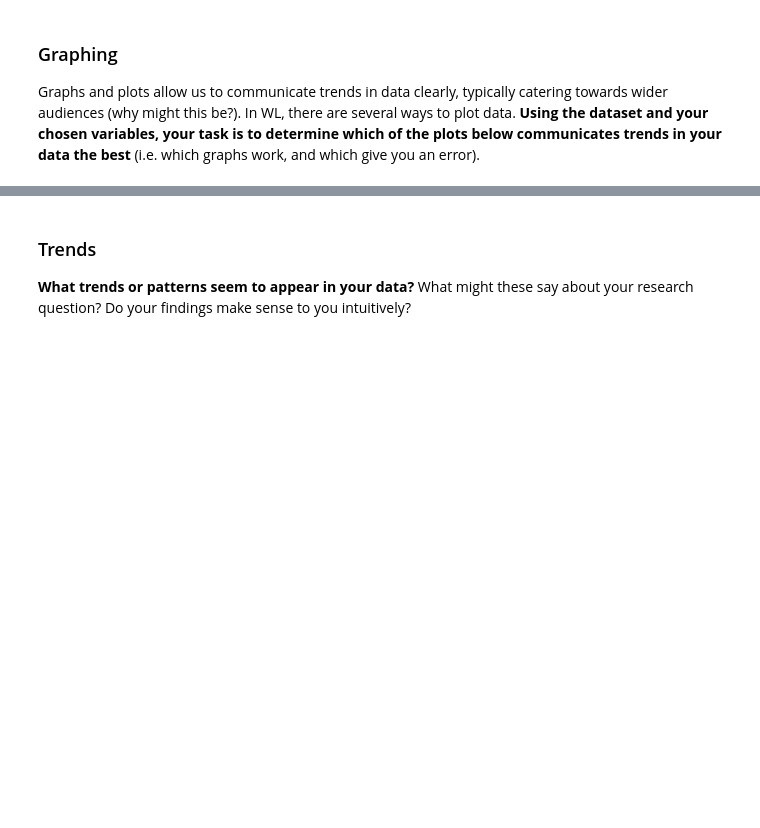
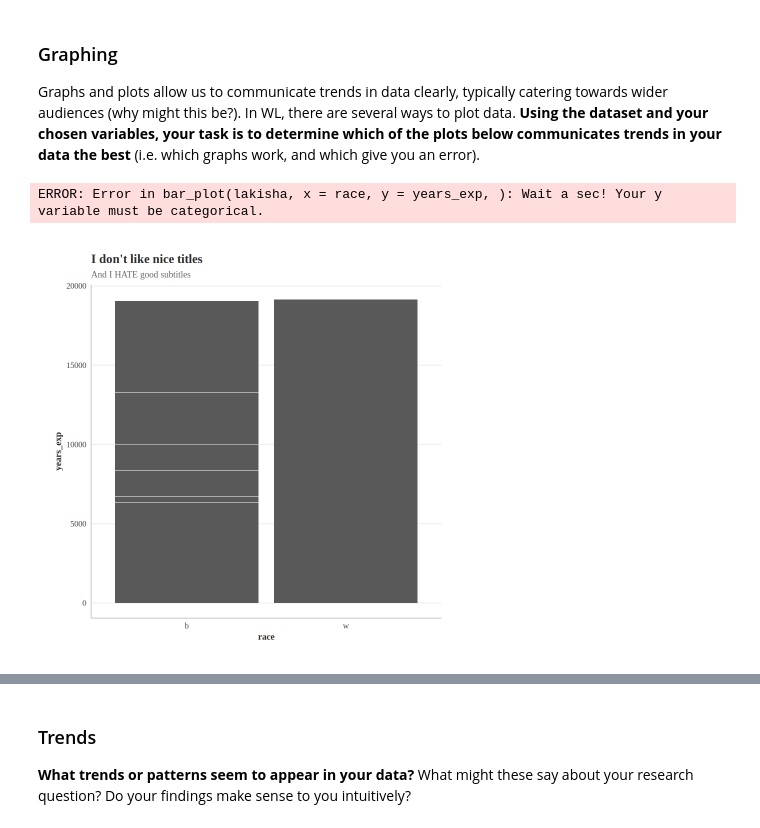
Before and after one commit to MKDacosta/Unit0, a Jupyter notebook: ApResearchCT_SS.ipynb, the cells around one changed output, grey strips where cells are left out. Saved outputs shown, nothing was run; the diff lists cells and outputs as text; code cells hidden in the pictures; blank space fills up the shorter version.

```diff
--- a/ApResearchCT_SS.ipynb
+++ b/ApResearchCT_SS.ipynb
@@ -158,10 +157,14 @@ Before visualizing anything, lets first identify what variables we'd like to use
 Graphs and plots allow us to communicate trends in data clearly, typically catering towards wider audiences (why might this be?). In WL, there are several ways to plot data. **Using the dataset and your chosen variables, your task is to determine which of the plots below communicates trends in your data the best** (i.e. which graphs work, and which give you an error).
 # %%
 bar_plot(lakisha,
-             x = INSERT_VARIABLE_1,
-             y= INSERT_VARIABLE_2)
+         x= race,
+         y= years_exp,)
+# %% [output]
+ERROR: Error in bar_plot(lakisha, x = race, y = years_exp, ): Wait a sec! Your y variable must be categorical.
 # %%
 column_plot(lakisha,
-            x= INSERT_VARIABLE_1,
-            y= INSERT_VARIABLE_2)
+            x= race,
+            y= years_exp)
+# %% [output]
+[figure, added]
 # %%
```
Also changed, not shown: parts of 18 cells of this notebook.
